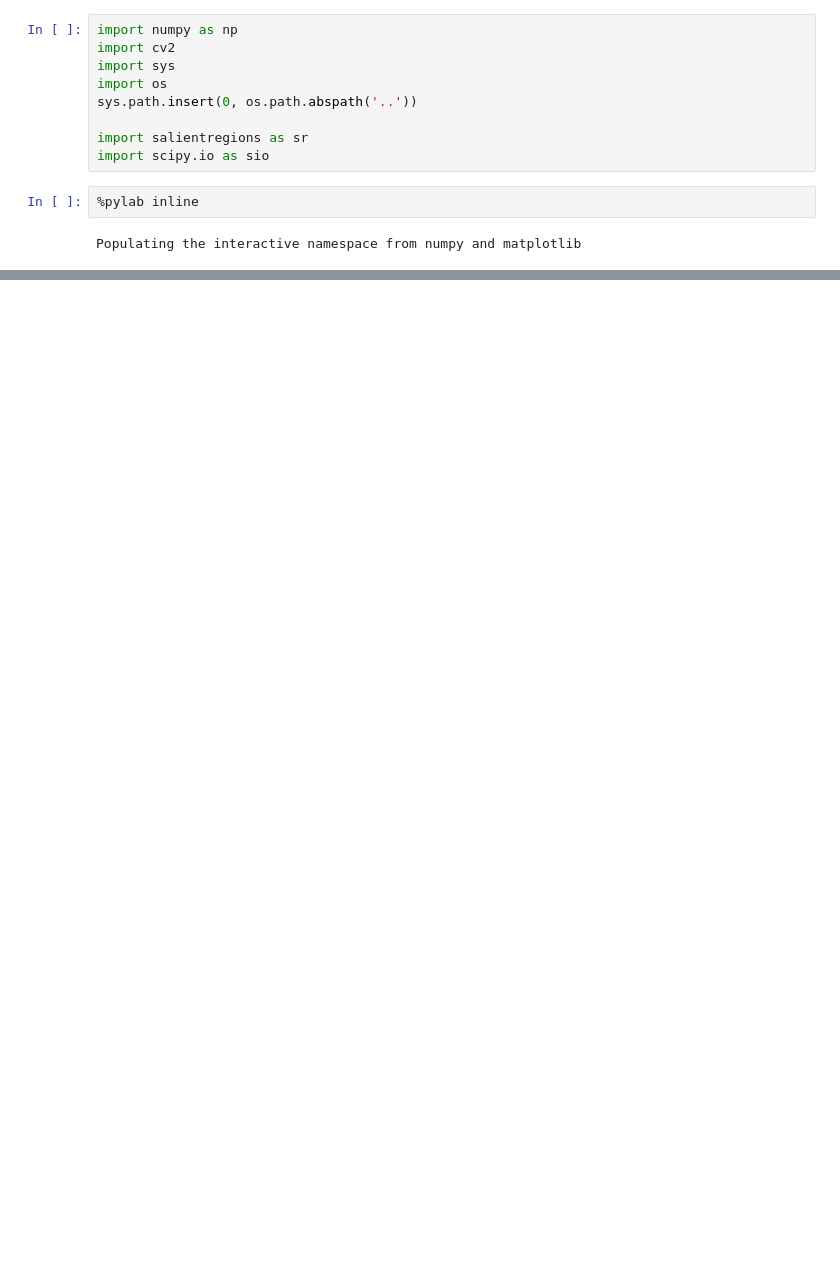
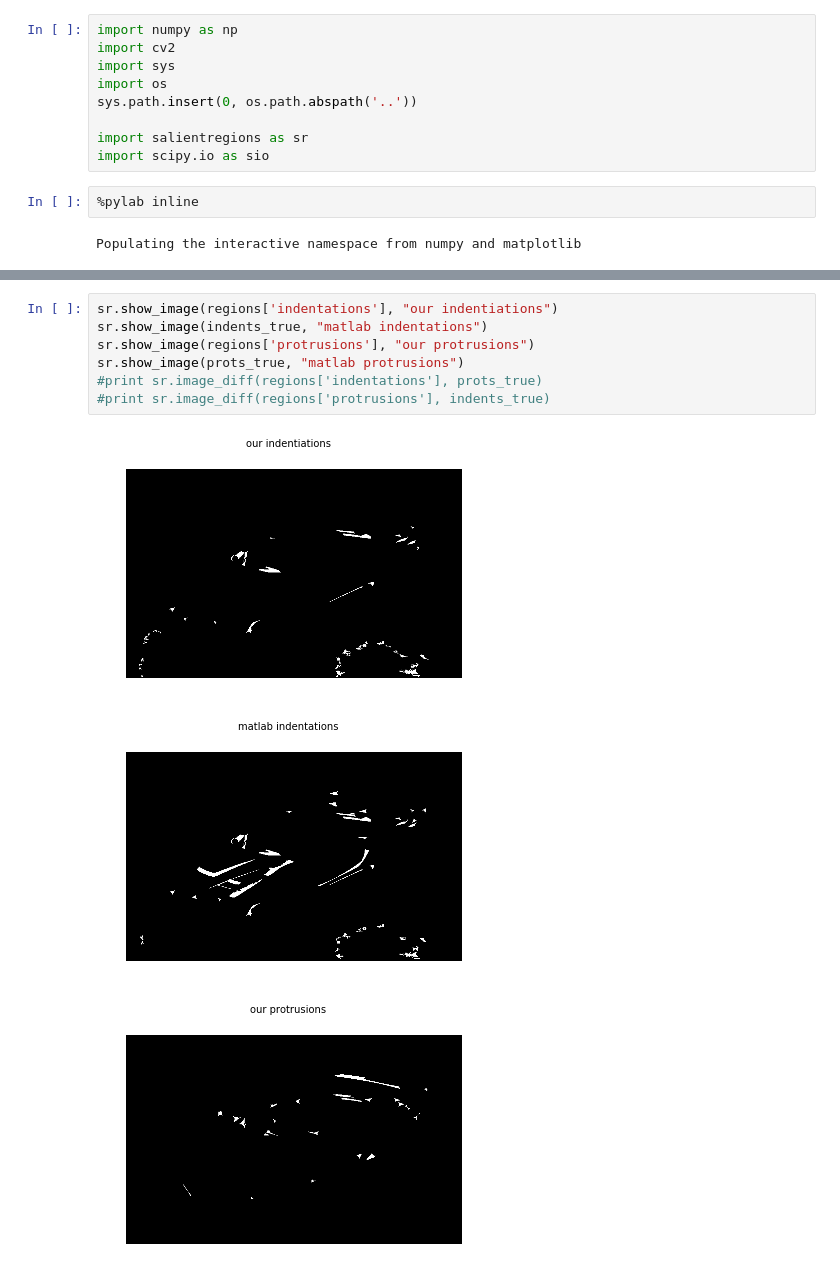
Before and after one commit to NLeSC/SalientDetector-python, a Jupyter notebook: Notebooks/Test_detection.ipynb, the cells around one changed output, grey strips where cells are left out. Cells and saved outputs as stored; diff of their text form; blank space fills up the shorter version.

```diff
--- a/Notebooks/Test_detection.ipynb
+++ b/Notebooks/Test_detection.ipynb
@@ -41,0 +87,11 @@ sr.visualize_elements(img, regions_dmsra);
+# %%
+sr.show_image(regions['indentations'], "our indentiations")
+sr.show_image(indents_true, "matlab indentations")
+sr.show_image(regions['protrusions'], "our protrusions")
+sr.show_image(prots_true, "matlab protrusions")
+#print sr.image_diff(regions['indentations'], prots_true)
+#print sr.image_diff(regions['protrusions'], indents_true)
+# %% [output]
+[figure, added]
+[figure, added]
+[figure, added]
```
Also changed, not shown: parts of 9 cells of this notebook, 3 other files.
